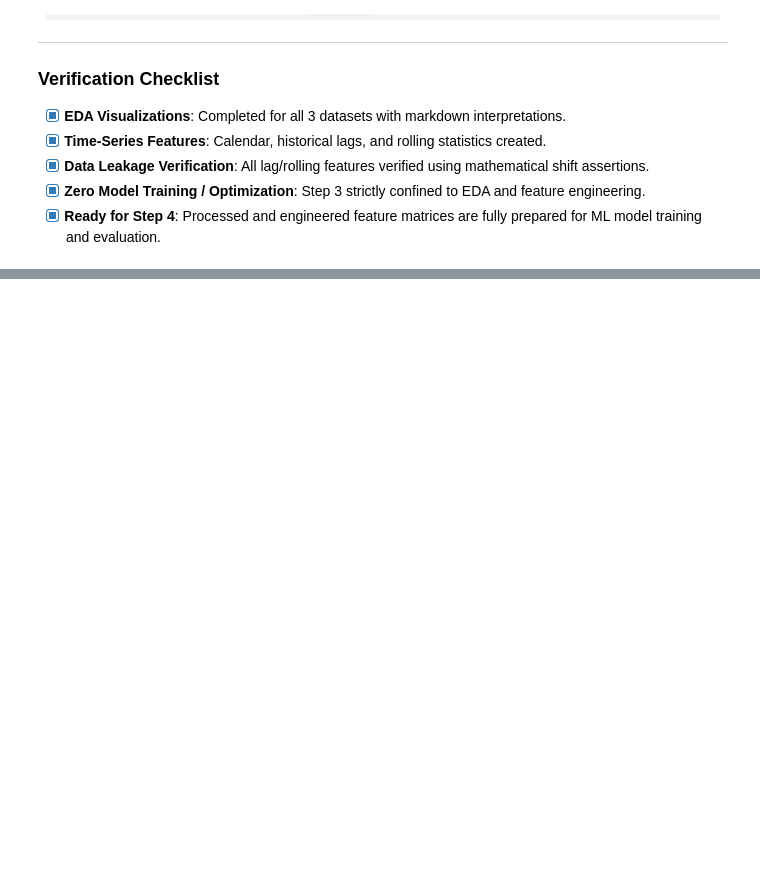
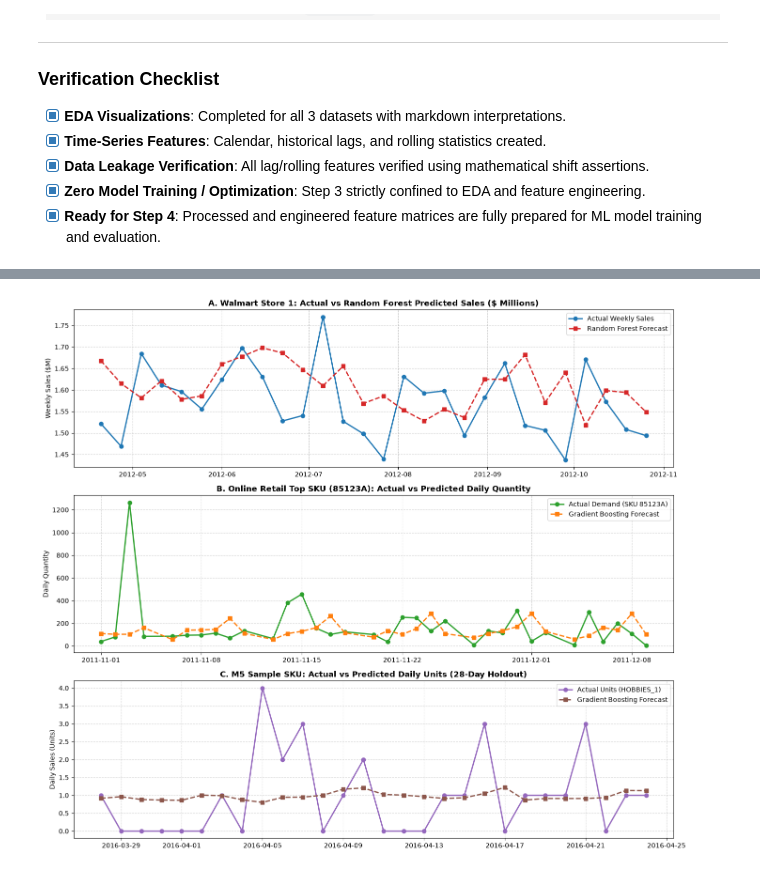
Before and after one commit to sashank321/ML-Inventory-Decision-Support-System, a Jupyter notebook: ML_Inventory_Decision_Support_System.ipynb, the cells around one changed output, grey strips where cells are left out. Cells and saved outputs as stored; diff of their text form; code cells hidden in the pictures; blank space fills up the shorter version.

Commit message:
Implement Step 4: Model Development, Chronological Validation, and Baseline Comparison

```diff
--- a/ML_Inventory_Decision_Support_System.ipynb
+++ b/ML_Inventory_Decision_Support_System.ipynb
@@ -870,0 +1041,77 @@ print(f"   Null values in M5 Feature Table: {df_m5_feat.isnull().sum().sum()} (P
+# %%
+# Validation Performance Visualizations
+fig, axes = plt.subplots(3, 1, figsize=(14, 12))
+
+# 1. Walmart: Store 1 Validation Actual vs Predicted
+val_w_s1 = val_w[val_w['Store'] == 1].sort_values('Date')
+axes[0].plot(val_w_s1['Date'], val_w_s1['Weekly_Sales'] / 1e6, 'o-', label='Actual Weekly Sales', color='#1f77b4', linewidth=2)
+axes[0].plot(val_w_s1['Date'], val_w_s1['Pred_RF'] / 1e6, 's--', label='Random Forest Forecast', color='#d62728', linewidth=2)
+axes[0].set_title('A. Walmart Store 1: Actual vs Random Forest Predicted Sales ($ Millions)', fontsize=12, fontweight='bold')
+axes[0].set_ylabel('Weekly Sales ($M)')
+axes[0].legend(loc='upper right')
+axes[0].grid(True, linestyle='--', alpha=0.6)
+
+# 2. Online Retail: Top SKU Validation Actual vs Predicted
+top_sku = '85123A'
+val_o_sku = val_o[val_o['StockCode'] == top_sku].sort_values('Date')
+axes[1].plot(val_o_sku['Date'], val_o_sku['Daily_Quantity'], 'o-', label=f'Actual Demand (SKU {top_sku})', color='#2ca02c', linewidth=2)
+axes[1].plot(val_o_sku['Date'], val_o_sku['Pred_HGB'], 's--', label='Gradient Boosting Forecast', color='#ff7f0e', linewidth=2)
+axes[1].set_title(f'B. Online Retail Top SKU ({top_sku}): Actual vs Predicted Daily Quantity', fontsize=12, fontweight='bold')
+axes[1].set_ylabel('Daily Quantity')
+axes[1].legend(loc='upper right')
+axes[1].grid(True, linestyle='--', alpha=0.6)
+
+# 3. M5: Sample SKU Validation Actual vs Predicted (28-day horizon)
+sample_m5_sku = val_m5['id'].iloc[0]
+val_m5_sku = val_m5[val_m5['id'] == sample_m5_sku].sort_values('date')
+axes[2].plot(val_m5_sku['date'], val_m5_sku['Sales'], 'o-', label=f'Actual Units ({sample_m5_sku.split("_")[0]}_{sample_m5_sku.split("_")[1]})', color='#9467bd', linewidth=2)
+axes[2].plot(val_m5_sku['date'], val_m5_sku['Pred_HGB'], 's--', label='Gradient Boosting Forecast', color='#8c564b', linewidth=2)
+axes[2].set_title(f'C. M5 Sample SKU: Actual vs Predicted Daily Units (28-Day Holdout)', fontsize=12, fontweight='bold')
+axes[2].set_ylabel('Daily Sales (Units)')
+axes[2].legend(loc='upper right')
+axes[2].grid(True, linestyle='--', alpha=0.6)
+
+plt.tight_layout()
+plt.show()
+
+# Consolidated Evaluation Summary DataFrame
+eval_df = pd.DataFrame([
+    {
+        'Dataset': 'Walmart Sales',
+        'Model': 'Random Forest Regressor',
+        'Baseline': 'Lag-1 Naive',
+        'Train Period': f"{train_w['Date'].min().strftime('%Y-%m-%d')} to {train_w['Date'].max().strftime('%Y-%m-%d')}",
+        'Validation Period': f"{val_w['Date'].min().strftime('%Y-%m-%d')} to {val_w['Date'].max().strftime('%Y-%m-%d')}",
+        'Baseline MAE': f"${mae_naive_w:,.2f}",
+        'Model MAE': f"${mae_rf_w:,.2f}",
+        'Baseline RMSE': f"${rmse_naive_w:,.2f}",
+        'Model RMSE': f"${rmse_rf_w:,.2f}",
+    },
+    {
+        'Dataset': 'Online Retail',
+        'Model': 'HistGradientBoosting',
+        'Baseline': 'Lag-1 Naive',
+        'Train Period': f"{train_o['Date'].min().strftime('%Y-%m-%d')} to {train_o['Date'].max().strftime('%Y-%m-%d')}",
+        'Validation Period': f"{val_o['Date'].min().strftime('%Y-%m-%d')} to {val_o['Date'].max().strftime('%Y-%m-%d')}",
+        'Baseline MAE': f"{mae_naive_o:.2f}",
+        'Model MAE': f"{mae_hgb_o:.2f}",
+        'Baseline RMSE': f"{rmse_naive_o:.2f}",
+        'Model RMSE': f"{rmse_hgb_o:.2f}",
+    },
+    {
+        'Dataset': 'M5 Forecasting',
+        'Model': 'HistGradientBoosting',
+        'Baseline': 'Lag-1 Naive',
+        'Train Period': f"{train_m5['date'].min().strftime('%Y-%m-%d')} to {train_m5['date'].max().strftime('%Y-%m-%d')}",
+        'Validation Period': f"{val_m5['date'].min().strftime('%Y-%m-%d')} to {val_m5['date'].max().strftime('%Y-%m-%d')}",
+        'Baseline MAE': f"{mae_naive_m5:.3f}",
+        'Model MAE': f"{mae_hgb_m5:.3f}",
+        'Baseline RMSE': f"{rmse_naive_m5:.3f}",
+        'Model RMSE': f"{rmse_hgb_m5:.3f}",
+    }
+])
+
+print("=== CONSOLIDATED MODEL PERFORMANCE COMPARISON ===")
+print(eval_df[['Dataset', 'Model', 'Validation Period', 'Baseline MAE', 'Model MAE', 'Baseline RMSE', 'Model RMSE']].to_string(index=False))
+# %% [output]
+[figure, added]
```
Also changed, not shown: parts of 11 cells of this notebook.
